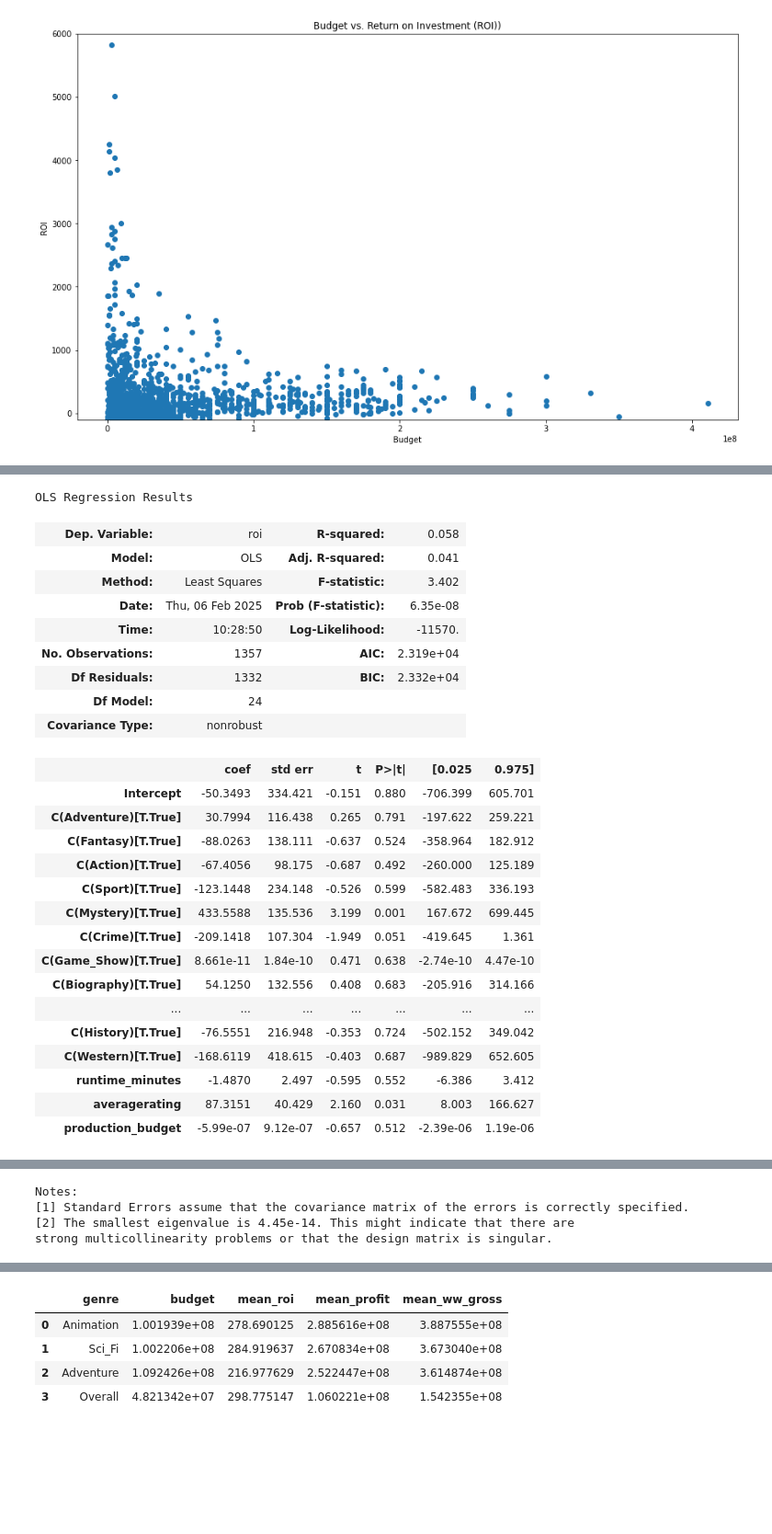
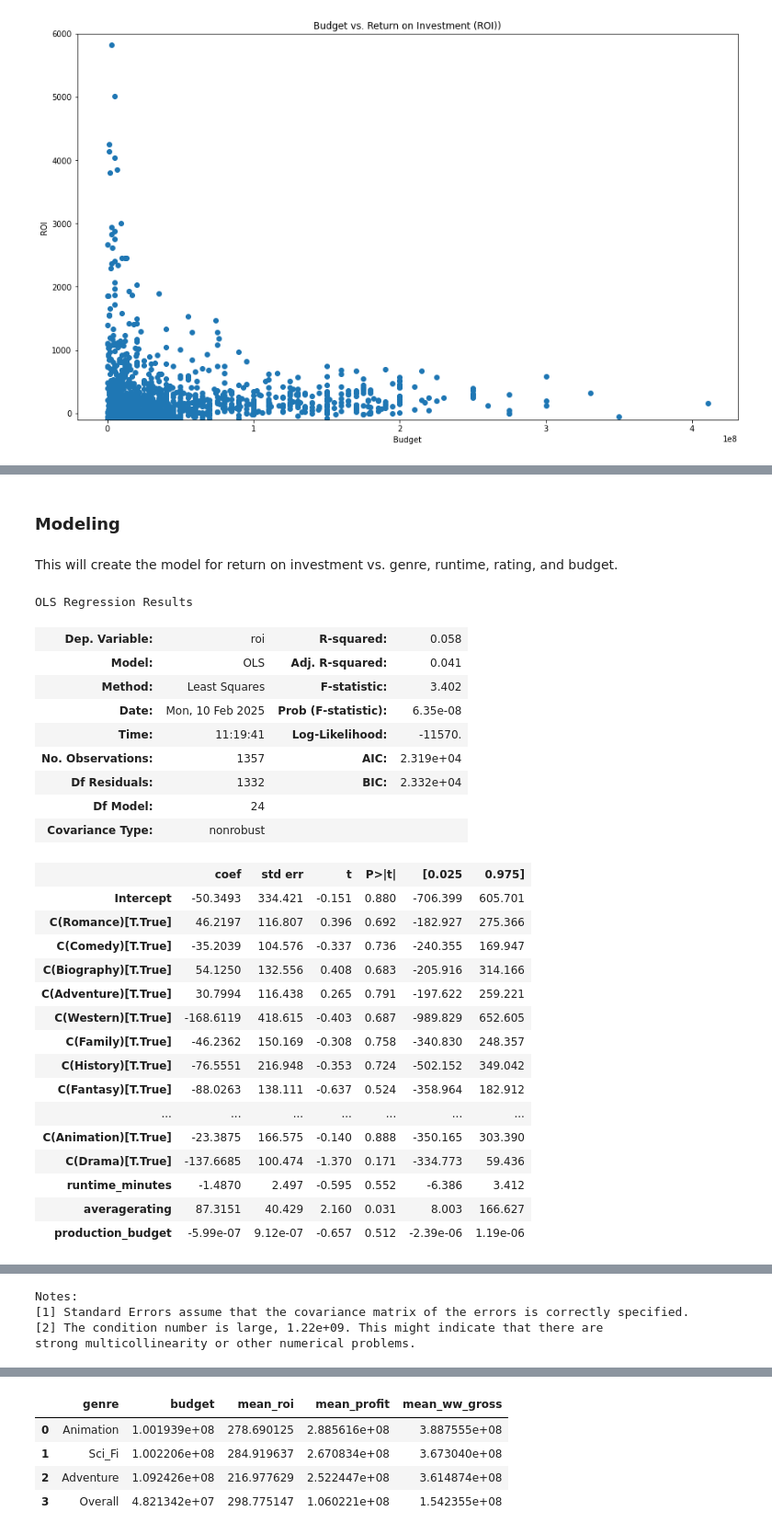
Before and after one commit to MattLeRoi/dsc-phase-2-project-v3, a Jupyter notebook: student.ipynb, the cells around one changed output, grey strips where cells are left out. Shown at 92% size. Drawn from its saved outputs; the diff is of its cells as text; code cells hidden in the pictures; blank space fills up the shorter version.

```diff
--- a/student.ipynb
+++ b/student.ipynb
@@ -58,6 +63,9 @@ budget.head()
 budget.production_budget = pd.to_numeric(budget.production_budget.str.replace('[$,]',''))
 budget.domestic_gross = pd.to_numeric(budget.domestic_gross.str.replace('[$,]',''))
 budget.worldwide_gross = pd.to_numeric(budget.worldwide_gross.str.replace('[$,]',''))
+# %%
+# Remove rows without worldwide gross data
+budget = budget[budget.worldwide_gross != 0]
 # %%
 # Creating columns for release month, release year, profit (based on worldwide gross),
 # and ROI (Return on Investment, as %, i.e.: a ROI of -50% is a loss of half of the
@@ -67,7 +75,4 @@ budget['month']= pd.to_datetime(budget['release_date']).dt.month
 budget['year']= pd.to_datetime(budget['release_date']).dt.year
 budget['profit'] = budget.worldwide_gross - budget.production_budget
 budget['roi'] = 100*budget.profit/budget.production_budget
-# %%
-# Droping all entries that show zero worldwide gross as irrelevant
-budget.drop(budget[budget['worldwide_gross'] == 0].index, inplace=True)
 # %% [markdown]
@@ -316,32 +293,45 @@ strong multicollinearity or other numerical problems.
+# %% [markdown]
+### Modeling
+# %% [markdown]
+This will create the model for return on investment vs. genre, runtime, rating, and budget.
+# %%
+# Creating a new genre list that includes only genres that appear in the combined imdb/budget dataframe.
+imdb_budget_genre_list = []
+for value in imdb_budget['genres'].str.split(','):
+    if value is not None:
+        imdb_budget_genre_list.extend(value)
+imdb_budget_genre_list = list(set(imdb_budget_genre_list))
+imdb_budget_genre_list = [g.replace('-', '_') for g in imdb_budget_genre_list]
 # %%
-formula = ') + C('.join([str(g) for g in genre_list])
-formula = 'roi ~ C('+formula+')'+ '+runtime_minutes + averagerating + production_budget'
+# Using the imdb_budget_genre_list to populate the formula for the model, with ROI as the dependent variable.
+genre_string_for_formula = ') + C('.join([str(g) for g in imdb_budget_genre_list])
+formula = 'roi ~ C('+genre_string_for_formula+')'+ '+runtime_minutes + averagerating + production_budget'
 lm = smf.ols(formula, imdb_budget).fit()
 lm.summary()
 # %% [output]
 OLS Regression Results
 | Dep. Variable: | roi | R-squared: | 0.058 |
 | Model: | OLS | Adj. R-squared: | 0.041 |
 | Method: | Least Squares | F-statistic: | 3.402 |
-| Date: | Thu, 06 Feb 2025 | Prob (F-statistic): | 6.35e-08 |
-| Time: | 10:28:50 | Log-Likelihood: | -11570. |
+| Date: | Mon, 10 Feb 2025 | Prob (F-statistic): | 6.35e-08 |
+| Time: | 11:19:41 | Log-Likelihood: | -11570. |
 | No. Observations: | 1357 | AIC: | 2.319e+04 |
 | Df Residuals: | 1332 | BIC: | 2.332e+04 |
 | Df Model: | 24 |  |  |
 | Covariance Type: | nonrobust |  |  |
 |  | coef | std err | t | P>|t| | [0.025 | 0.975] |
 | Intercept | -50.3493 | 334.421 | -0.151 | 0.880 | -706.399 | 605.701 |
+| C(Romance)[T.True] | 46.2197 | 116.807 | 0.396 | 0.692 | -182.927 | 275.366 |
+| C(Comedy)[T.True] | -35.2039 | 104.576 | -0.337 | 0.736 | -240.355 | 169.947 |
+| C(Biography)[T.True] | 54.1250 | 132.556 | 0.408 | 0.683 | -205.916 | 314.166 |
 | C(Adventure)[T.True] | 30.7994 | 116.438 | 0.265 | 0.791 | -197.622 | 259.221 |
+| C(Western)[T.True] | -168.6119 | 418.615 | -0.403 | 0.687 | -989.829 | 652.605 |
+| C(Family)[T.True] | -46.2362 | 150.169 | -0.308 | 0.758 | -340.830 | 248.357 |
+| C(History)[T.True] | -76.5551 | 216.948 | -0.353 | 0.724 | -502.152 | 349.042 |
 | C(Fantasy)[T.True] | -88.0263 | 138.111 | -0.637 | 0.524 | -358.964 | 182.912 |
-| C(Action)[T.True] | -67.4056 | 98.175 | -0.687 | 0.492 | -260.000 | 125.189 |
-| C(Sport)[T.True] | -123.1448 | 234.148 | -0.526 | 0.599 | -582.483 | 336.193 |
-| C(Mystery)[T.True] | 433.5588 | 135.536 | 3.199 | 0.001 | 167.672 | 699.445 |
-| C(Crime)[T.True] | -209.1418 | 107.304 | -1.949 | 0.051 | -419.645 | 1.361 |
-| C(Game_Show)[T.True] | 8.661e-11 | 1.84e-10 | 0.471 | 0.638 | -2.74e-10 | 4.47e-10 |
-| C(Biography)[T.True] | 54.1250 | 132.556 | 0.408 | 0.683 | -205.916 | 314.166 |
 | ... | ... | ... | ... | ... | ... | ... |
-| C(History)[T.True] | -76.5551 | 216.948 | -0.353 | 0.724 | -502.152 | 349.042 |
-| C(Western)[T.True] | -168.6119 | 418.615 | -0.403 | 0.687 | -989.829 | 652.605 |
+| C(Animation)[T.True] | -23.3875 | 166.575 | -0.140 | 0.888 | -350.165 | 303.390 |
+| C(Drama)[T.True] | -137.6685 | 100.474 | -1.370 | 0.171 | -334.773 | 59.436 |
 | runtime_minutes | -1.4870 | 2.497 | -0.595 | 0.552 | -6.386 | 3.412 |
 | averagerating | 87.3151 | 40.429 | 2.160 | 0.031 | 8.003 | 166.627 |
 | production_budget | -5.99e-07 | 9.12e-07 | -0.657 | 0.512 | -2.39e-06 | 1.19e-06 |
@@ -352,4 +342,4 @@ OLS Regression Results
 Notes:
 [1] Standard Errors assume that the covariance matrix of the errors is correctly specified.
-[2] The smallest eigenvalue is 4.45e-14. This might indicate that there are
-strong multicollinearity problems or that the design matrix is singular.
+[2] The condition number is large, 1.22e+09. This might indicate that there are
+strong multicollinearity or other numerical problems.
```
Also changed, not shown: parts of 49 cells of this notebook.
